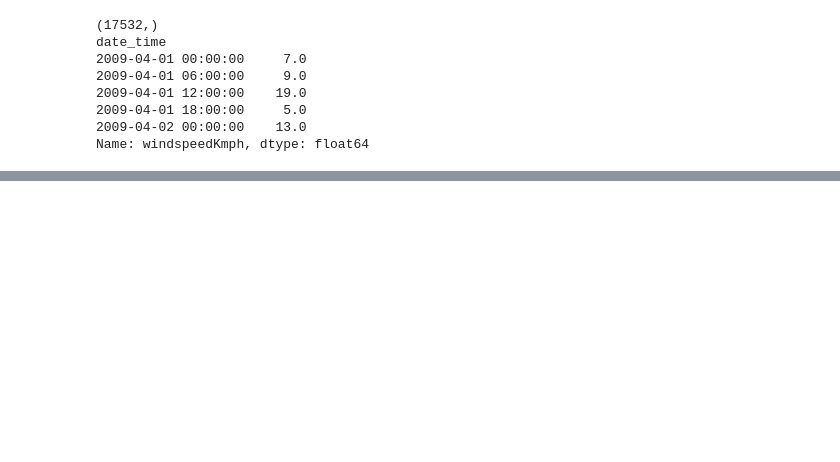
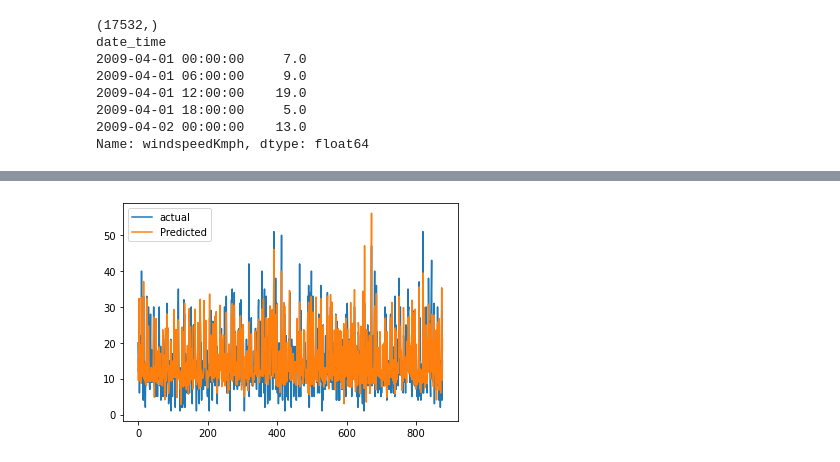
Before and after one commit to Shonit262/ANNWindSpeed, a Jupyter notebook: Untitled4.ipynb, the cells around one changed output, grey strips where cells are left out. Drawn from its saved outputs; the diff is of its cells as text; code cells hidden in the pictures; blank space fills up the shorter version.

```diff
--- a/Untitled4.ipynb
+++ b/Untitled4.ipynb
@@ -259,0 +253,7 @@ inf
+# %%
+plt.plot(Y_test,label='actual')
+plt.plot(Predictions,label='Predicted')
+plt.legend()
+plt.show()
+# %% [output]
+[figure, added]
```
Also changed, not shown: parts of 18 cells of this notebook.
